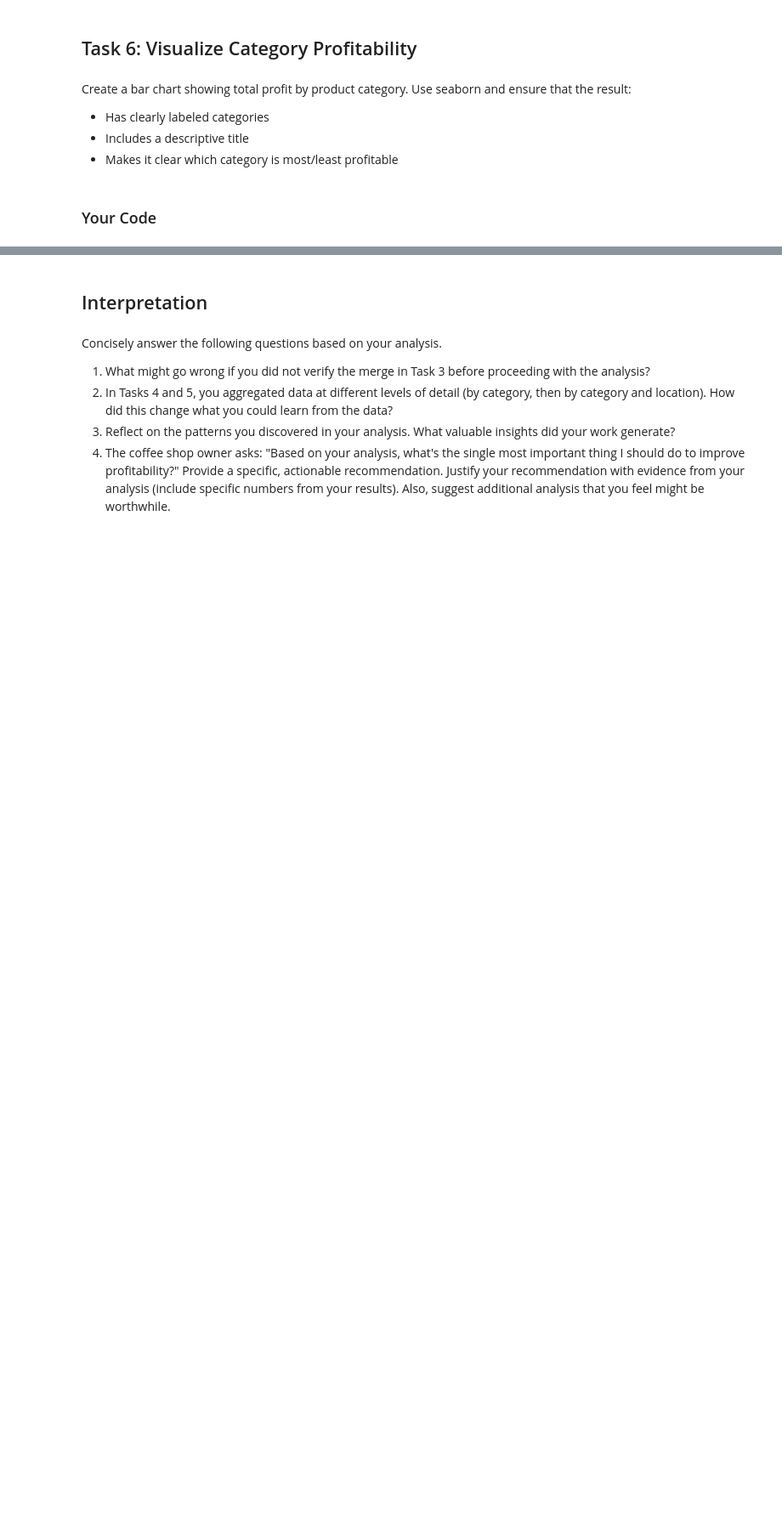
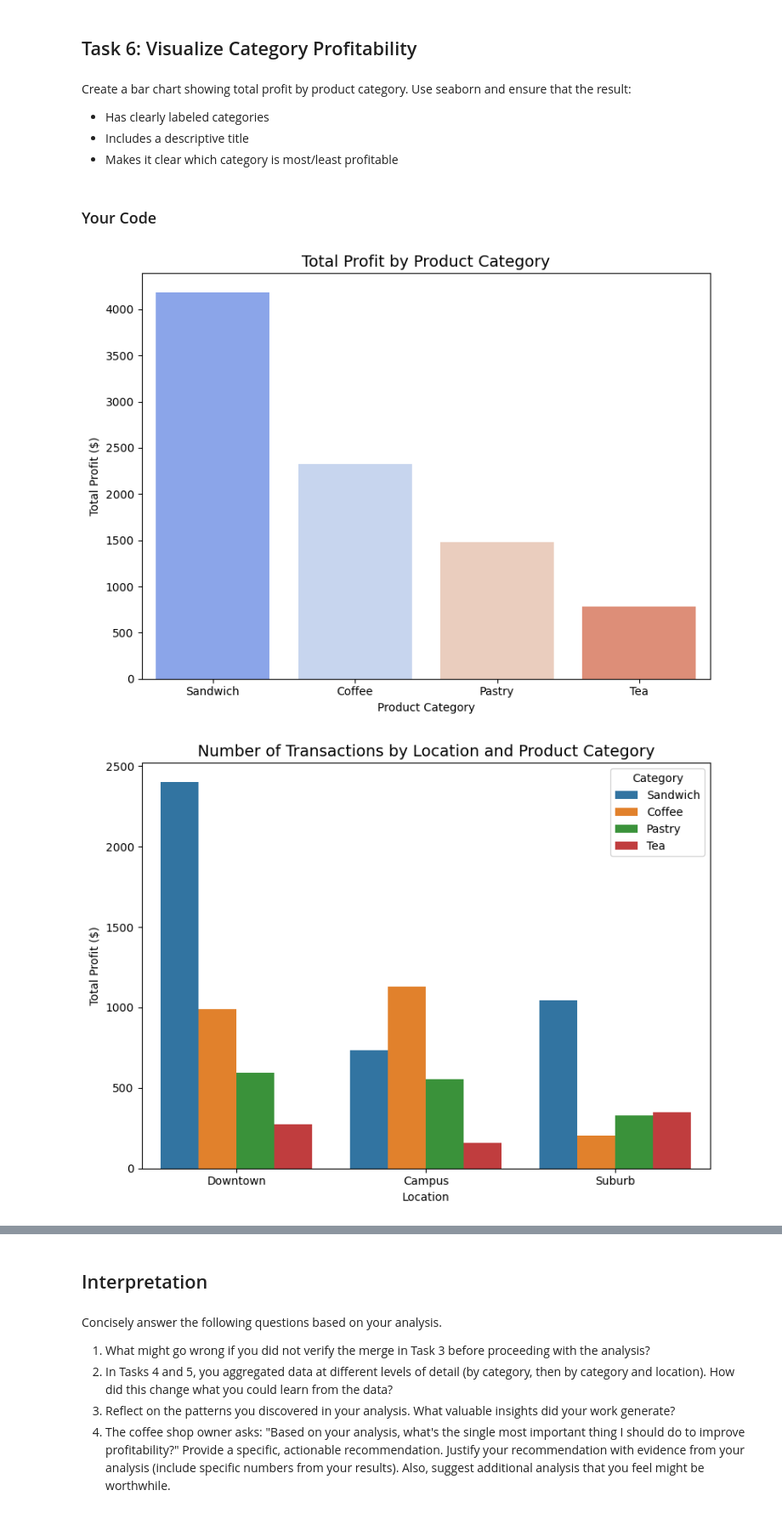
Before and after one commit to stephanie-iris/py4eda-work, a Jupyter notebook: test2b/test_2b.ipynb, the cells around one changed output, grey strips where cells are left out. Shown: that part at 85% size. Cells and saved outputs as stored; diff of their text form; code cells hidden in the pictures; blank space fills up the shorter version.

```diff
--- a/test2b/test_2b.ipynb
+++ b/test2b/test_2b.ipynb
@@ -273,7 +273,7 @@ Then summarize profitability by product category. Your code should return a tabl
 # Task 4: create profit column, then groupby with .agg()
 sales_wprodinfo['profit'] =  sales_wprodinfo['revenue'] - (sales_wprodinfo['cost']*sales_wprodinfo['quantity'])
 
-summary = (
+profby_cat = (
     sales_wprodinfo
     .groupby("category")
     .agg(
@@ -283,7 +283,7 @@ summary = (
     .sort_values("total_profit", ascending=False)
 )
 
-summary
+profby_cat
 # %% [output]
 |  | total_profit | number_of_transactions |
 | category |  |  |
@@ -305,3 +305,16 @@ Display the results as a flat table (i.e., without a nested/hierarchical index).
 ### Your Code
 # %%
 # Task 5: groupby multiple columns, .agg() with dict, reset_index()
+
+profby_cat_loc = (
+    sales_wprodinfo
+    .groupby(["location", "category"])
+    .agg(
+        total_profit = ("profit", "sum"),
+        ave_profit_per_transaction = ("profit", "mean"),
+        number_of_transactions = ("transaction_id", "count")
+    )
+    .sort_values("total_profit", ascending=False)
+    .reset_index()
+)
+profby_cat_loc
@@ -317,3 +344,46 @@ Create a bar chart showing total profit by product category. Use seaborn and ens
 ### Your Code
 # %%
 # Task 6: use sns.barplot() with aggregated data
+plt.figure(figsize=(8, 6))
+sns.barplot(
+    data=profby_cat,
+    x='category',
+    y='total_profit',
+    hue='category',
+    palette='coolwarm'
+)
+plt.title("Total Profit by Product Category", fontsize=14)
+plt.xlabel("Product Category")
+plt.ylabel("Total Profit ($)")
+plt.tight_layout()
+
+plt.figure(figsize=(8, 6))
+sns.barplot(
+    data=profby_cat_loc,
+    x='location',
+    y='total_profit',
+    hue='category',
+    palette='tab10'
+)
+plt.title("Number of Transactions by Location and Product Category", fontsize=14)
+plt.xlabel("Location")
+plt.ylabel("Total Profit ($)")
+plt.legend(title="Category")
+plt.tight_layout()
+
+plt.figure(figsize=(8, 6))
+sns.barplot(
+    data=profby_cat_loc,
+    x='location',
+    y='number_of_transactions',
+    hue='category',
+    palette='tab10'
+)
+plt.title("Total Profit by Location and Product Category", fontsize=14)
+plt.xlabel("Location")
+plt.ylabel("Total Profit ($)")
+plt.legend(title="Category")
+plt.tight_layout()
+# %% [output]
+[figure, added]
+[figure, added]
```
Also changed, not shown: parts of 5 cells of this notebook.
